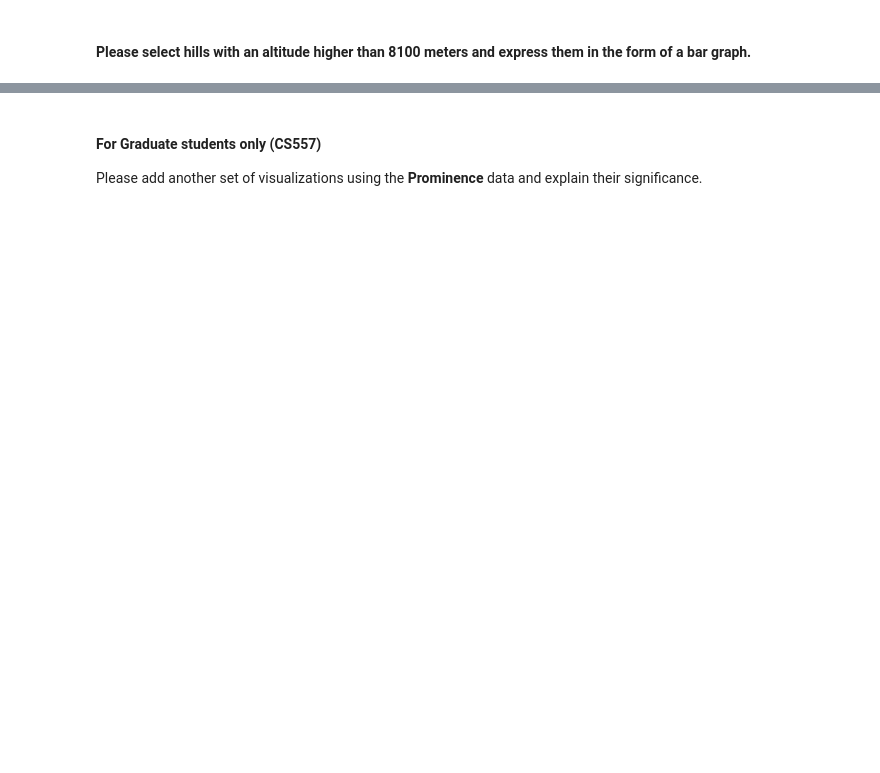
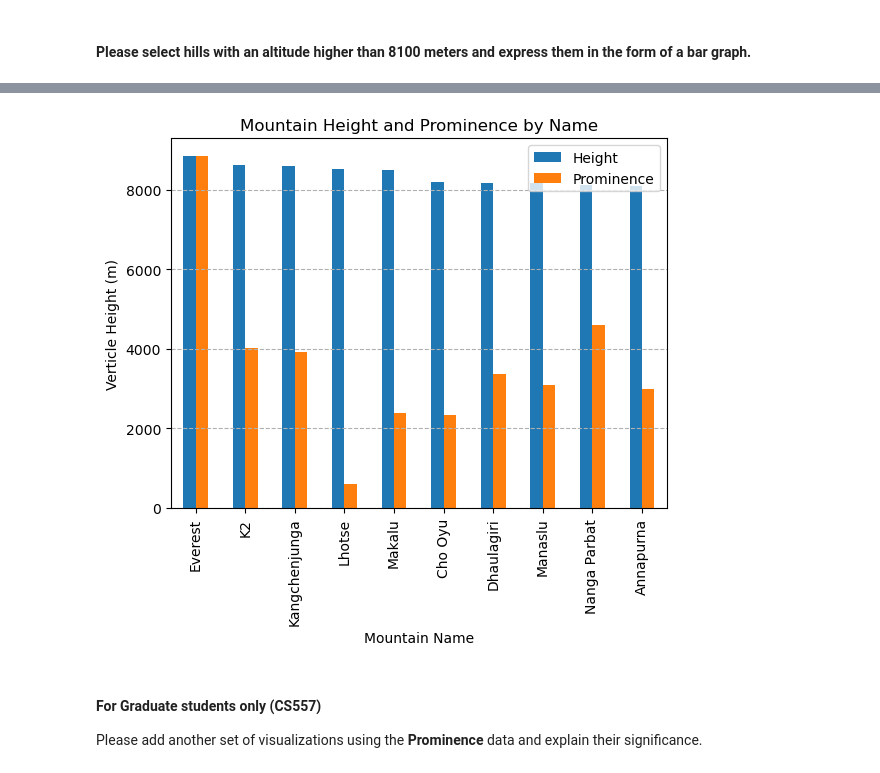
Before and after one commit to CapybarasUnited/CS457_Classwork, a Jupyter notebook: Labs/Lab1/Lab1 - Python Practice.ipynb, the cells around one changed output, grey strips where cells are left out. Cells and saved outputs as stored; diff of their text form; code cells hidden in the pictures; blank space fills up the shorter version.

```diff
--- a/Labs/Lab1/Lab1 - Python Practice.ipynb
+++ b/Labs/Lab1/Lab1 - Python Practice.ipynb
@@ -228,0 +284,15 @@ hill_data =  # your code
+# %%
+# Your code:
+hill_names = ["Everest", "K2", "Kangchenjunga", "Lhotse", "Makalu", "Cho Oyu", "Dhaulagiri", "Manaslu", "Nanga Parbat", "Annapurna"]
+hill_heights = [8848, 8611, 8586, 8516, 8485, 8188, 8167, 8163, 8126, 8091]
+hill_locations = ["Nepal/China", "Pakistan/China", "Nepal/India", "Nepal/China", "Nepal/China", "Nepal/China", "Nepal", "Nepal", "Pakistan", "Nepal"]
+hill_first_ascent_years = [1953, 1954, 1955, 1956, 1955, 1954, 1960, 1956, 1953, 1950]
+hill_prominences =  [8848, 4017, 3922, 610, 2378, 2340, 3357, 3092, 4608, 2984]
+
+hill_data =  {'Name' : hill_names,
+              'Height' : hill_heights,
+              'Location' : hill_locations,
+              'First Ascent Year' : hill_first_ascent_years,
+              'Prominence' : hill_prominences}
+
+hill_data
@@ -229,5 +317,6 @@ hill_data =  # your code
 # %% [markdown]
 #### Convert your dictionary to a pandas dataframe with name hill_pd
 # %%
-
 #Your code:
+hill_pd = pd.DataFrame(hill_data)
+hill_pd
@@ -248,9 +375,16 @@ selected_hill = #
 # %%
 # Visualization
 # Need to add x,y labels, titles and grid.
 # Please add your name on graph titles.
 
 # your code
+ax = hill_pd.plot(x="Name", y=["Height", "Prominence"], kind="bar")
+ax.set_title("Mountain Height and Prominence by Name")
+ax.set_xlabel("Mountain Name")
+ax.set_ylabel("Verticle Height (m)")
+ax.grid(axis='y',linestyle='--')
+# %% [output]
+[figure, added]
 # %% [markdown]
 #### For Graduate students only (CS557)
 
```
Also changed, not shown: parts of 15 cells of this notebook, 1 other file.
